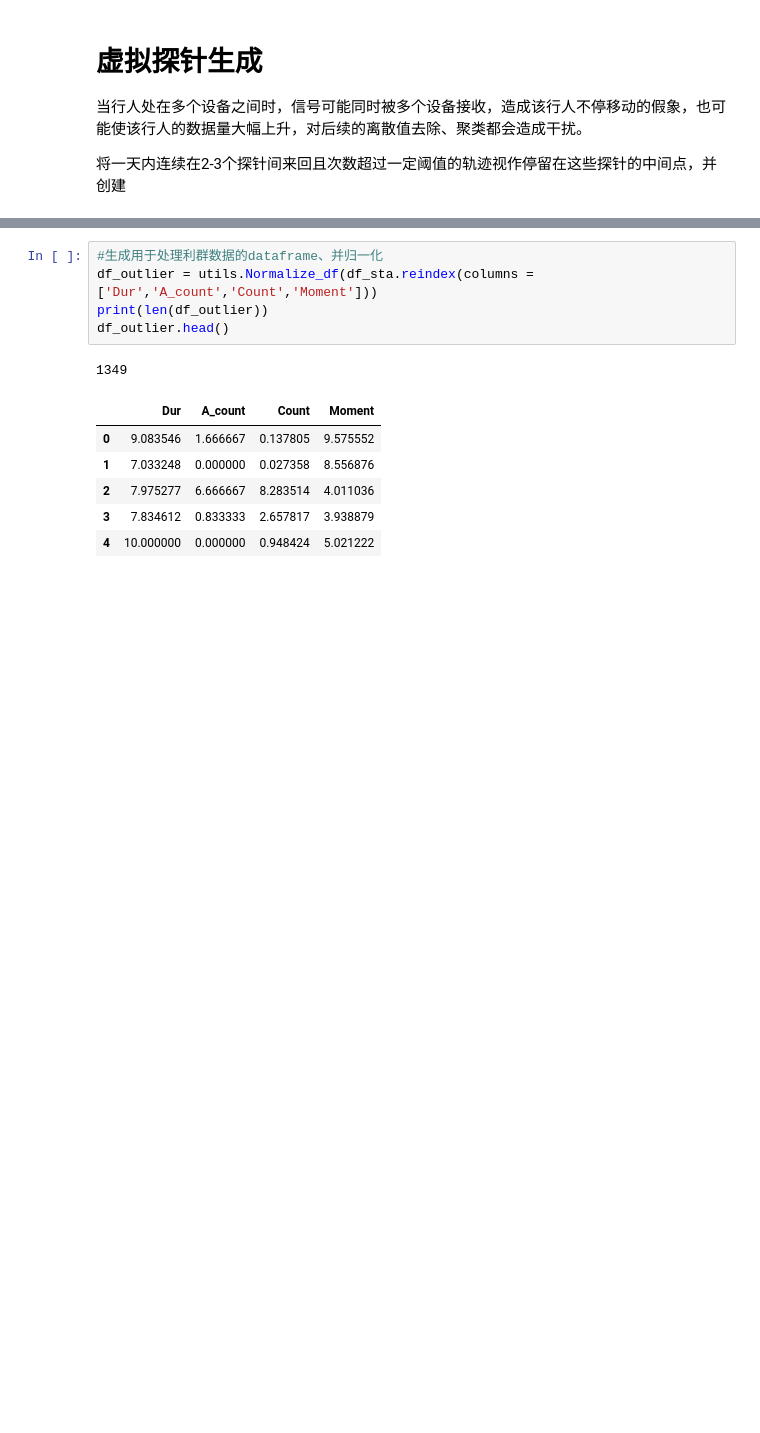
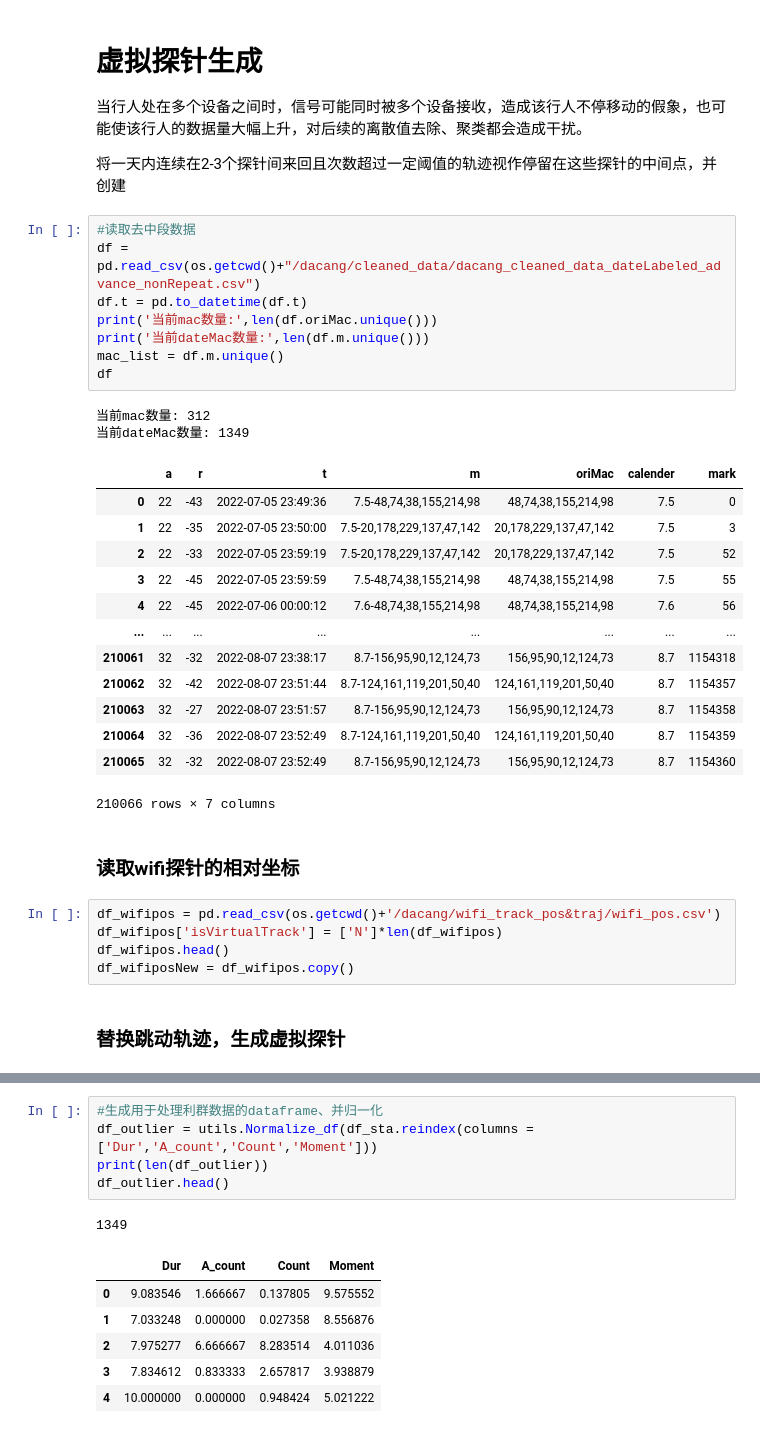
Before and after one commit to RickH-Arch/MEIRL-GAIL-Behavior-Cloning, a Jupyter notebook: wifi_track_data/wifi_track_data_clean_advanced.ipynb, the cells around one changed output, grey strips where cells are left out. Saved outputs shown, nothing was run; the diff lists cells and outputs as text; blank space fills up the shorter version.

```diff
--- a/wifi_track_data/wifi_track_data_clean_advanced.ipynb
+++ b/wifi_track_data/wifi_track_data_clean_advanced.ipynb
@@ -306,3 +307,36 @@ df_filterd.to_csv(os.getcwd()+"/dacang/cleaned_data/dacang_cleaned_data_dateLabe
 当行人处在多个设备之间时，信号可能同时被多个设备接收，造成该行人不停移动的假象，也可能使该行人的数据量大幅上升，对后续的离散值去除、聚类都会造成干扰。
 
 将一天内连续在2-3个探针间来回且次数超过一定阈值的轨迹视作停留在这些探针的中间点，并创建
+# %%
+#读取去中段数据
+df = pd.read_csv(os.getcwd()+"/dacang/cleaned_data/dacang_cleaned_data_dateLabeled_advance_nonRepeat.csv")
+df.t = pd.to_datetime(df.t)
+print('当前mac数量:',len(df.oriMac.unique()))
+print('当前dateMac数量:',len(df.m.unique()))
+mac_list = df.m.unique()
+df
+# %% [output]
+当前mac数量: 312
+当前dateMac数量: 1349
+|  | a | r | t | m | oriMac | calender | mark |
+| 0 | 22 | -43 | 2022-07-05 23:49:36 | 7.5-48,74,38,155,214,98 | 48,74,38,155,214,98 | 7.5 | 0 |
+| 1 | 22 | -35 | 2022-07-05 23:50:00 | 7.5-20,178,229,137,47,142 | 20,178,229,137,47,142 | 7.5 | 3 |
+| 2 | 22 | -33 | 2022-07-05 23:59:19 | 7.5-20,178,229,137,47,142 | 20,178,229,137,47,142 | 7.5 | 52 |
+| 3 | 22 | -45 | 2022-07-05 23:59:59 | 7.5-48,74,38,155,214,98 | 48,74,38,155,214,98 | 7.5 | 55 |
+| 4 | 22 | -45 | 2022-07-06 00:00:12 | 7.6-48,74,38,155,214,98 | 48,74,38,155,214,98 | 7.6 | 56 |
+| ... | ... | ... | ... | ... | ... | ... | ... |
+| 210061 | 32 | -32 | 2022-08-07 23:38:17 | 8.7-156,95,90,12,124,73 | 156,95,90,12,124,73 | 8.7 | 1154318 |
+| 210062 | 32 | -42 | 2022-08-07 23:51:44 | 8.7-124,161,119,201,50,40 | 124,161,119,201,50,40 | 8.7 | 1154357 |
+| 210063 | 32 | -27 | 2022-08-07 23:51:57 | 8.7-156,95,90,12,124,73 | 156,95,90,12,124,73 | 8.7 | 1154358 |
+| 210064 | 32 | -36 | 2022-08-07 23:52:49 | 8.7-124,161,119,201,50,40 | 124,161,119,201,50,40 | 8.7 | 1154359 |
+| 210065 | 32 | -32 | 2022-08-07 23:52:49 | 8.7-156,95,90,12,124,73 | 156,95,90,12,124,73 | 8.7 | 1154360 |
+210066 rows × 7 columns
+# %% [markdown]
+### 读取wifi探针的相对坐标
+# %%
+df_wifipos = pd.read_csv(os.getcwd()+'/dacang/wifi_track_pos&traj/wifi_pos.csv')
+df_wifipos['isVirtualTrack'] = ['N']*len(df_wifipos)
+df_wifipos.head()
+df_wifiposNew = df_wifipos.copy()
+# %% [markdown]
+### 替换跳动轨迹，生成虚拟探针
```
Also changed, not shown: parts of 17 cells of this notebook, 4 other files.
